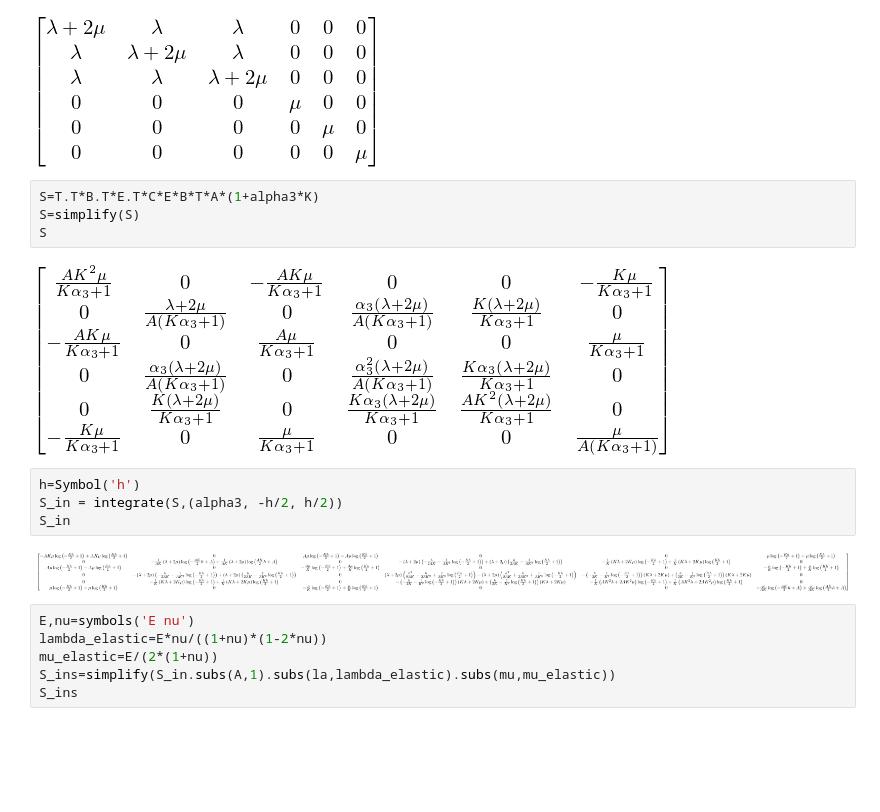
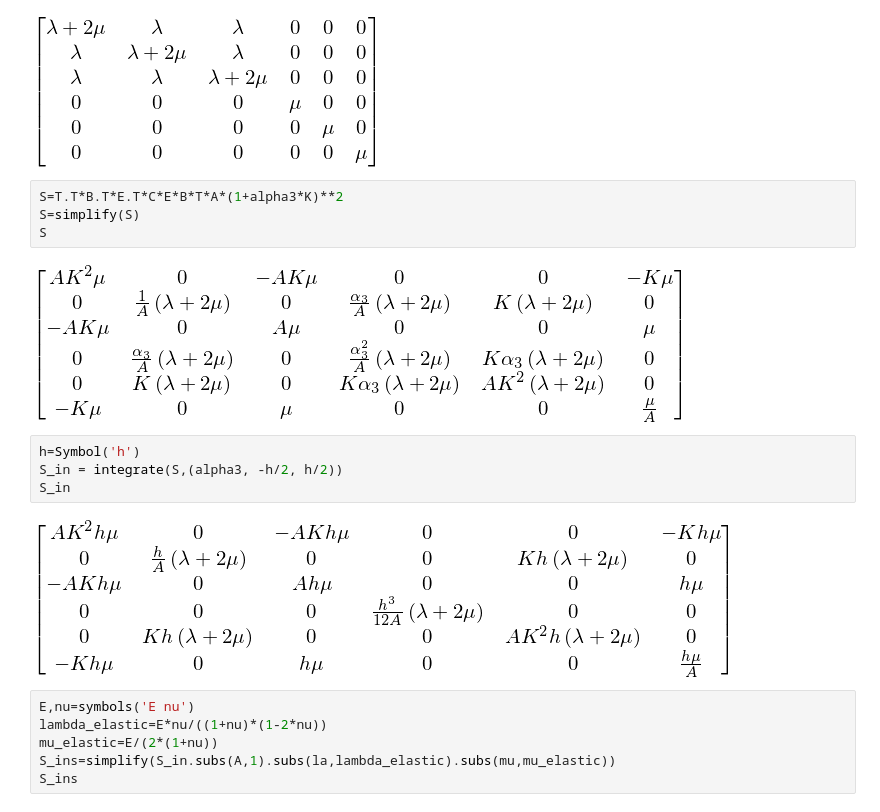
Before and after one commit to tarashor/vibrations, a Jupyter notebook: py/notebooks/LinearSolShellsFEM.ipynb, the cells around one changed output. Saved outputs shown, nothing was run; the diff lists cells and outputs as text; blank space fills up the shorter version.

```diff
--- a/py/notebooks/LinearSolShellsFEM.ipynb
+++ b/py/notebooks/LinearSolShellsFEM.ipynb
@@ -109,17 +111,17 @@ C
 # %% [output]
 [figure]
 # %%
-S=T.T*B.T*E.T*C*E*B*T*A*(1+alpha3*K)
+S=T.T*B.T*E.T*C*E*B*T*A*(1+alpha3*K)**2
 S=simplify(S)
 S
 # %% [output]
-[figure, old version]
+[figure, new version]
 # %%
 h=Symbol('h')
 S_in = integrate(S,(alpha3, -h/2, h/2))
 S_in
 # %% [output]
-[figure, old version]
+[figure, new version]
 # %%
 E,nu=symbols('E nu')
 lambda_elastic=E*nu/((1+nu)*(1-2*nu))
```
Also changed, not shown: parts of 5 cells of this notebook, 50 other files.
